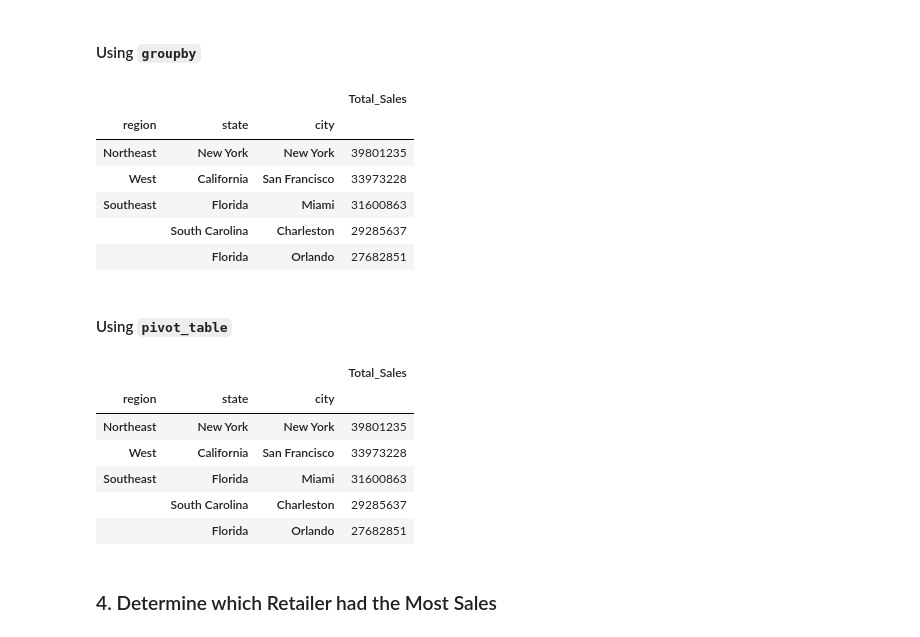
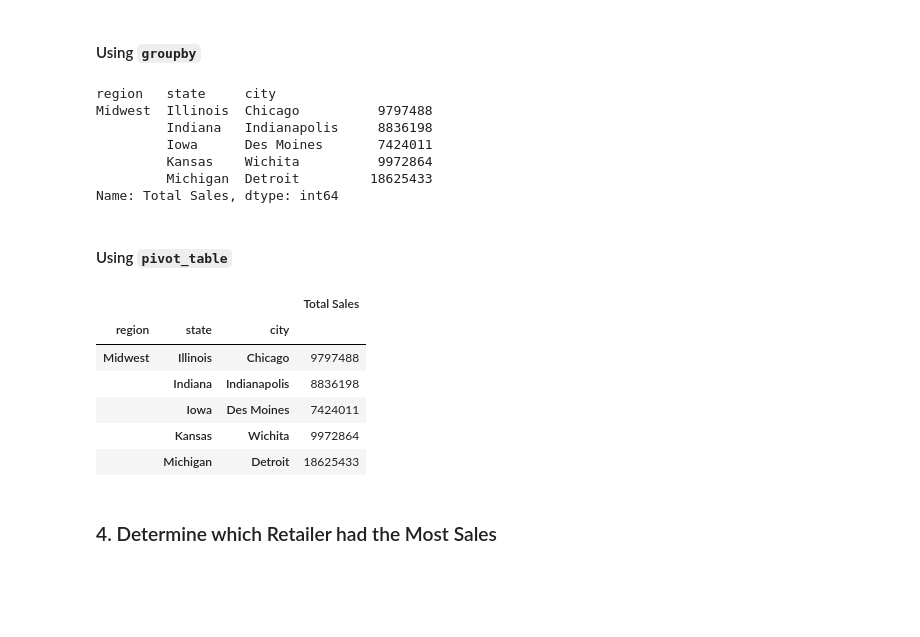
Before and after one commit to DanB369/athletic_sales_analysis, a Jupyter notebook: athletic_sales_analysis.ipynb, the cells around one changed output. Drawn from its saved outputs; the diff is of its cells as text; code cells hidden in the pictures; blank space fills up the shorter version.

```diff
--- a/athletic_sales_analysis.ipynb
+++ b/athletic_sales_analysis.ipynb
@@ -158,5 +158,7 @@ dtypes: float64(1), int64(4), object(7)
 memory usage: 904.2+ KB
 # %%
 # Convert the "invoice_date" to a datetime datatype
-sales_2020_2021_row_data = sales_2020_2021_row_data.rename(columns={"invoice_date": "date_time"}
+sales_2020_2021_row_data = sales_2020_2021_row_data.rename(columns={"invoice_date": "date_time"})
+
+sales_2020_2021_row_data
 # %% [output]
@@ -238,35 +247,40 @@ memory usage: 904.2+ KB
 # %%
 # Show the total sales for the products sold for each region, state, and city.
 # Rename the "total_sales" column to "Total Sales"
-
+sales_total_sales_group = sales_2020_2021_row_data.groupby(['region', 'state', 'city'])["total_sales"].sum().rename("Total Sales")
 
 # Show the top 5 results.
+sales_total_sales_group.head(5)
 # %% [output]
-|  |  |  | Total_Sales |
-| region | state | city |  |
-| Northeast | New York | New York | 39801235 |
-| West | California | San Francisco | 33973228 |
-| Southeast | Florida | Miami | 31600863 |
-|  | South Carolina | Charleston | 29285637 |
-|  | Florida | Orlando | 27682851 |
+region   state     city
+Midwest  Illinois  Chicago          9797488
+         Indiana   Indianapolis     8836198
+         Iowa      Des Moines       7424011
+         Kansas    Wichita          9972864
+         Michigan  Detroit         18625433
+Name: Total Sales, dtype: int64
 # %% [markdown]
 #### Using `pivot_table`
 # %%
 # Show the total sales for the products sold for each region, state, and city.
-
+pivot_total_sales_sum = pd.pivot_table(sales_2020_2021_row_data,
+                                       values='total_sales',
+                                       index=['region', 'state', 'city'],
+                                       aggfunc='sum')
 
 # Optional: Rename the "total_sales" column to "Total Sales"
-
+pivot_total_sales_sum = pivot_total_sales_sum.rename(columns={'total_sales': 'Total Sales'})
 
 # Show the top 5 results.
+pivot_total_sales_sum.head(5)
 # %% [output]
-|  |  |  | Total_Sales |
+|  |  |  | Total Sales |
 | region | state | city |  |
-| Northeast | New York | New York | 39801235 |
-| West | California | San Francisco | 33973228 |
-| Southeast | Florida | Miami | 31600863 |
-|  | South Carolina | Charleston | 29285637 |
-|  | Florida | Orlando | 27682851 |
+| Midwest | Illinois | Chicago | 9797488 |
+|  | Indiana | Indianapolis | 8836198 |
+|  | Iowa | Des Moines | 7424011 |
+|  | Kansas | Wichita | 9972864 |
+|  | Michigan | Detroit | 18625433 |
 # %% [markdown]
 ### 4. Determine which Retailer had the Most Sales
 # %% [markdown]
```
Also changed, not shown: parts of 6 cells of this notebook.
